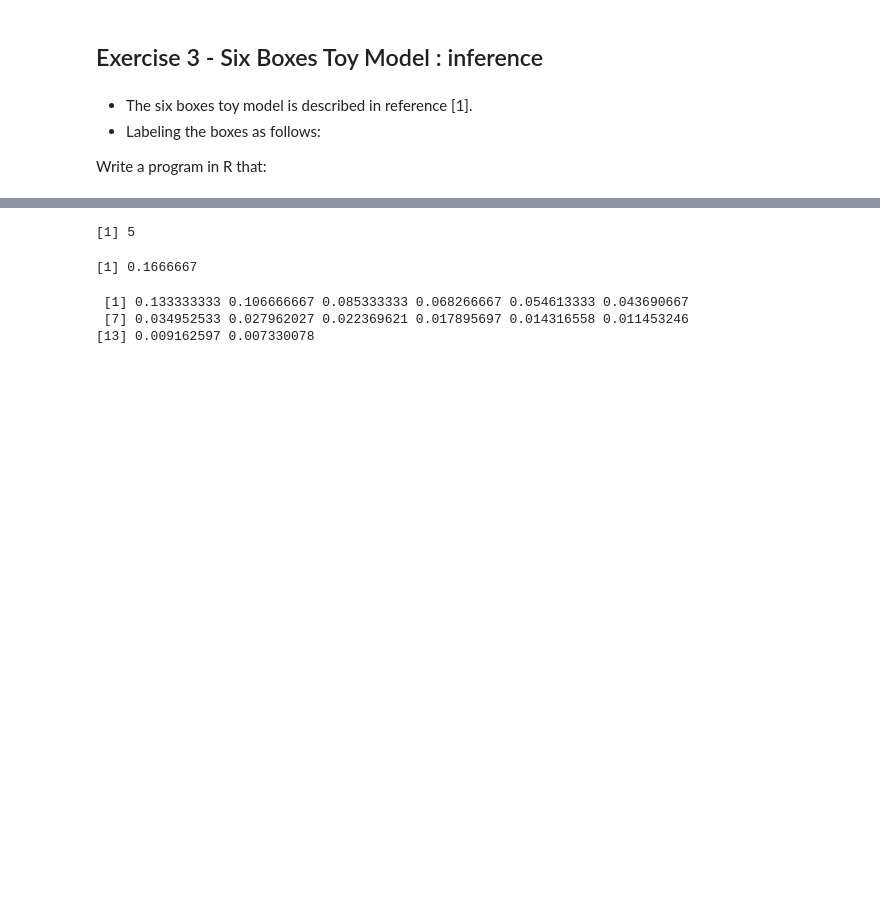
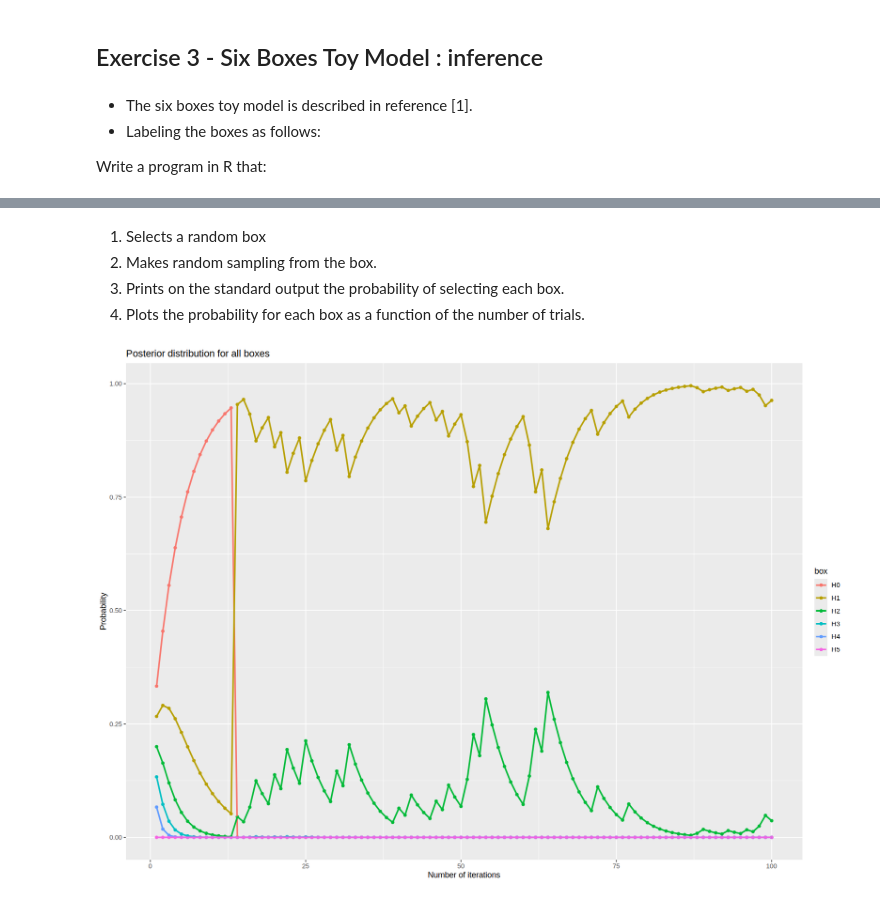
Before and after one commit to sdracia/Advances-Statistics-For-Physics-Analysis, a Jupyter notebook: hw4.ipynb, the cells around one changed output, grey strips where cells are left out. Cells and saved outputs as stored; diff of their text form; code cells hidden in the pictures; blank space fills up the shorter version.

```diff
--- a/hw4.ipynb
+++ b/hw4.ipynb
@@ -333,32 +378,5 @@ Write a program in R that:
-# %%
-set.seed(89540)
-
-random_number <- sample(0:5, 1)
-print(random_number)
-# %% [output]
-[1] 5
-# %%
-# On white
-
-p_H_init <- 1/6
-p_En_Hj <- (random_number-1)/5
-
-n <- 14
-p_H_init
-
-
-list <- c()
-
-for (i in 1:n) {
-    step_n <- p_En_Hj * p_H_init
-    list <- append(list, step_n)
-
-    p_H_init <- step_n
-}
-
-list
-# %% [output]
-[1] 0.1666667
- [1] 0.133333333 0.106666667 0.085333333 0.068266667 0.054613333 0.043690667
- [7] 0.034952533 0.027962027 0.022369621 0.017895697 0.014316558 0.011453246
-[13] 0.009162597 0.007330078
+# %% [markdown]
+1) Selects a random box
+2) Makes random sampling from the box.
+3) Prints on the standard output the probability of selecting each box.
+4) Plots the probability for each box as a function of the number of trials.
@@ -364,0 +393,42 @@ list
+# %%
+n_boxes_posterior <- function(n, n_it, probs, box) {
+  prior <- 1 / n
+  posterior <- vector("list", n)
+
+  for (i in 1:n_it) {
+    data <- sample(box[[1]], 1, replace = TRUE)
+    likelihood <- dbinom(data, 1, probs)
+    posterior[[i]] <- prior * likelihood
+    prior <- posterior[[i]]
+    posterior[[i]] <- posterior[[i]] / sum(posterior[[i]])
+  }
+
+  return(posterior)
+}
+# %%
+n_iterations <- 100
+n <- length(boxes)
+chosen_box <- sample(boxes, 1)
+
+post_values <- n_boxes_posterior(n, n_iterations, probabilities, chosen_box)
+
+p_df <- data.frame(step = integer(), probability = numeric(), box = character())
+
+for (i in 1:n_iterations) {
+  for (j in 0:5) {
+    post_prob <- post_values[[i]][j + 1]
+    p_df <- rbind(p_df, data.frame(step = i, probability = post_prob,
+                                   box = paste0("H", j)))
+  }
+}
+
+options(repr.plot.width = 14, repr.plot.height = 10)
+
+ggplot(p_df, aes(x = step, y = probability, color = box)) +
+  geom_point(size = 1.5) +
+  geom_line(linewidth = 1) +
+  labs(title = "Posterior distribution for all boxes",
+       x = "Number of iterations",
+       y = "Probability")
+# %% [output]
+[figure, added]
```
Also changed, not shown: parts of 8 cells of this notebook.
